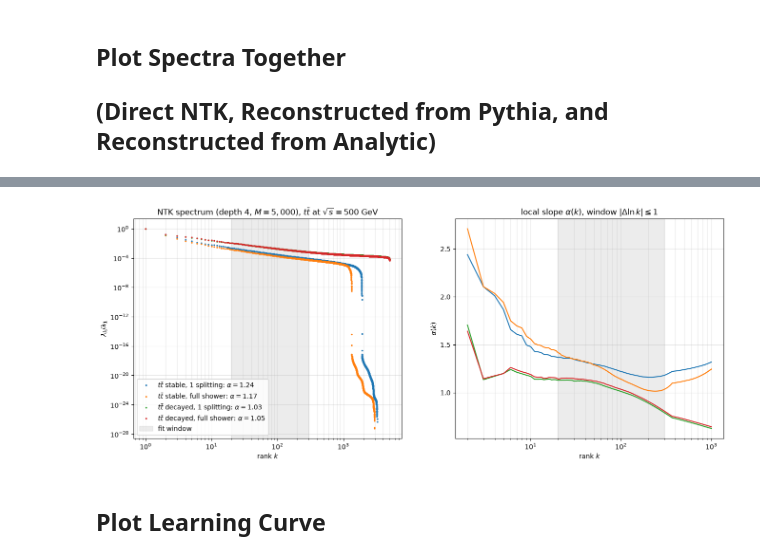
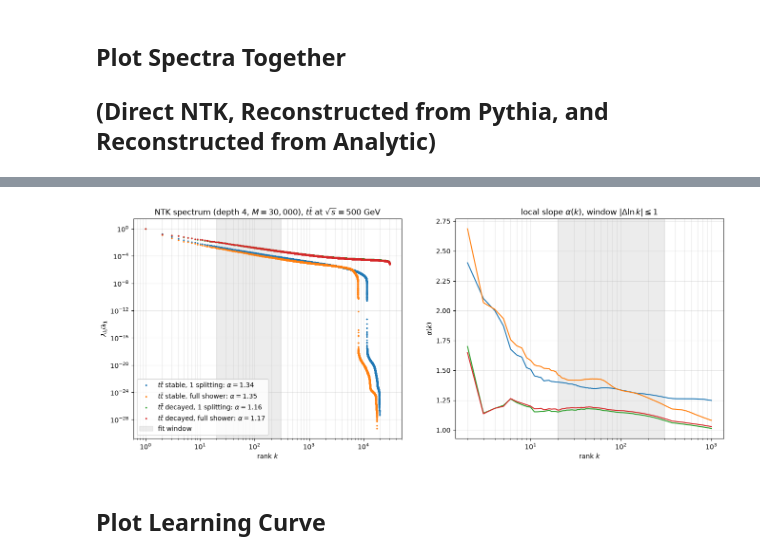
Before and after one commit to ykahn/Jet-Scaling-Laws, a Jupyter notebook: StevensCode/plot_together.ipynb, the cells around one changed output, grey strips where cells are left out. Saved outputs shown, nothing was run; the diff lists cells and outputs as text; code cells hidden in the pictures.

```diff
--- a/StevensCode/plot_together.ipynb
+++ b/StevensCode/plot_together.ipynb
@@ -34,8 +38,9 @@ labels = {'Z': r'$Z\to q\bar q$',
 # %% [markdown]
 ## Import Spectra
 # %%
-keys = ['Z1', 'Z1_500GeV', 'Z1_1TeV', 'Z1_fix08', 'Z1_fix12', 'Z1_fix16', 'Z1_fix05', 'Z1_fix50']
-depth, nq, M = 4, 2048, 20000
+keys = ['Z', 'Z1_mZ', 'Z1_1TeV', 'Z1_10TeV', 'Z1_fix05', 'Z1_fix1365', 'Z1_fix50',
+        'tt_stable_1emit', 'tt_stable_full', 'tt_decay_1emit', 'tt_decay_full']
+depth, nq, M = 4, 2048, 30000
 nw, nz = 500, 500
 
 ### NTK spectra: λ_k for k = 1..M (dense eigvalsh)
@@ -57,8 +62,3 @@ dict_keys(['Z1', 'Z1_500GeV', 'Z1_1TeV', 'Z1_fix08', 'Z1_fix12', 'Z1_fix16', 'Z1
-# %%
-keys = {'tt_stable_1emit', 'tt_stable_full', 'tt_decay_1emit', 'tt_decay_full'}
-### NTK spectra:
-depth, nq, M = 4, 2048, 5000
-NTK_5 = {k: np.load(f) for k in keys if os.path.exists(f := f'spectra/NTK_d{depth}_Q_nq{nq}_M{M}_{k}.npy')}
 # %% [markdown]
 ## Import $r$ measurement
 # %%
@@ -158,32 +134,32 @@ ax1.set_ylim(1e-7, 2); ax1.set_xlim(1e0, 5e3)
 # %%
 w, lo, hi = 1, 20, 300                       # local-slope window |Δ ln k| ≤ w;   fit window lo ≤ k ≤ hi
 k = np.arange(1, M + 1);  m = (k >= lo) & (k <= hi)
 
 fig, (ax1, ax2) = plt.subplots(1, 2, figsize=(16, 6))
 
-lam = NTK_5['tt_stable_1emit'];  a = -np.polyfit(np.log(k[m]), np.log(lam[m]), 1)[0];  ks, al = local_slope(lam, kmax=1000, w=w)
+lam = NTK_30['tt_stable_1emit'];  a = -np.polyfit(np.log(k[m]), np.log(lam[m]), 1)[0];  ks, al = local_slope(lam, kmax=1000, w=w)
 ax1.loglog(k, lam/lam[0], '.', ms=3, color='C0', label=rf'$t\bar t$ stable, 1 splitting: $\alpha = {a:.2f}$');  ax2.plot(ks, al, '-', color='C0')
 
-lam = NTK_5['tt_stable_full'];   a = -np.polyfit(np.log(k[m]), np.log(lam[m]), 1)[0];  ks, al = local_slope(lam, kmax=1000, w=w)
+lam = NTK_30['tt_stable_full'];   a = -np.polyfit(np.log(k[m]), np.log(lam[m]), 1)[0];  ks, al = local_slope(lam, kmax=1000, w=w)
 ax1.loglog(k, lam/lam[0], '.', ms=3, color='C1', label=rf'$t\bar t$ stable, full shower: $\alpha = {a:.2f}$');  ax2.plot(ks, al, '-', color='C1')
 
-lam = NTK_5['tt_decay_1emit'];   a = -np.polyfit(np.log(k[m]), np.log(lam[m]), 1)[0];  ks, al = local_slope(lam, kmax=1000, w=w)
+lam = NTK_30['tt_decay_1emit'];   a = -np.polyfit(np.log(k[m]), np.log(lam[m]), 1)[0];  ks, al = local_slope(lam, kmax=1000, w=w)
 ax1.loglog(k, lam/lam[0], '.', ms=3, color='C2', label=rf'$t\bar t$ decayed, 1 splitting: $\alpha = {a:.2f}$');  ax2.plot(ks, al, '-', color='C2')
 
-lam = NTK_5['tt_decay_full'];    a = -np.polyfit(np.log(k[m]), np.log(lam[m]), 1)[0];  ks, al = local_slope(lam, kmax=1000, w=w)
+lam = NTK_30['tt_decay_full'];    a = -np.polyfit(np.log(k[m]), np.log(lam[m]), 1)[0];  ks, al = local_slope(lam, kmax=1000, w=w)
 ax1.loglog(k, lam/lam[0], '.', ms=3, color='C3', label=rf'$t\bar t$ decayed, full shower: $\alpha = {a:.2f}$');  ax2.plot(ks, al, '-', color='C3')
 
 ax1.axvspan(lo, hi, color='gray', alpha=0.15, label='fit window')
 ax1.set_title(rf'NTK spectrum (depth {depth}, $M = {M:,}$), $t\bar t$ at $\sqrt{{s}} = 500$ GeV')
 ax1.set_xlabel('rank $k$');  ax1.set_ylabel(r'$\lambda_k/\lambda_1$')
 ax1.grid(True, which='both', alpha=0.3);  ax1.legend()
 
 ax2.axvspan(lo, hi, color='gray', alpha=0.15)
 ax2.set_title(rf'local slope $\alpha(k)$, window $|\Delta \ln k| \leq {w}$')
 ax2.set_xlabel('rank $k$');  ax2.set_ylabel(r'$\alpha(k)$')
 ax2.set_xscale('log');  ax2.grid(True, which='both', alpha=0.3)
 # %% [output]
-[figure, old version]
+[figure, new version]
 # %% [markdown]
 ## Plot Learning Curve
 # %%
```
Also changed, not shown: parts of 5 cells of this notebook, 1 other file.
